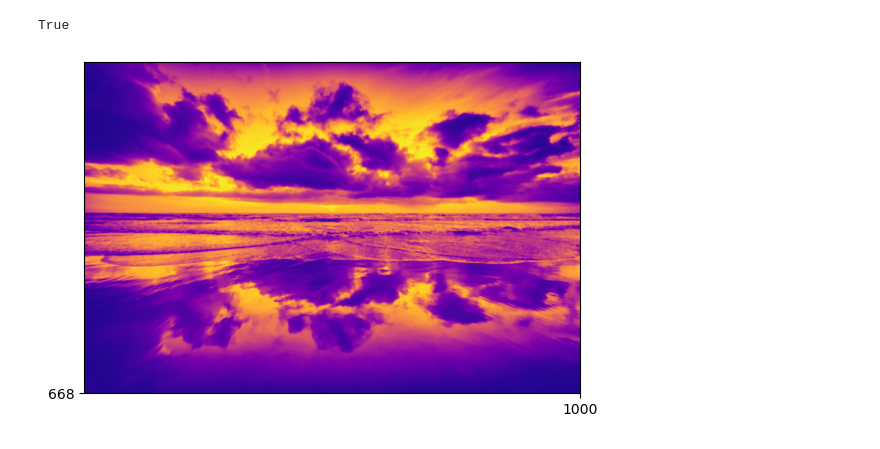
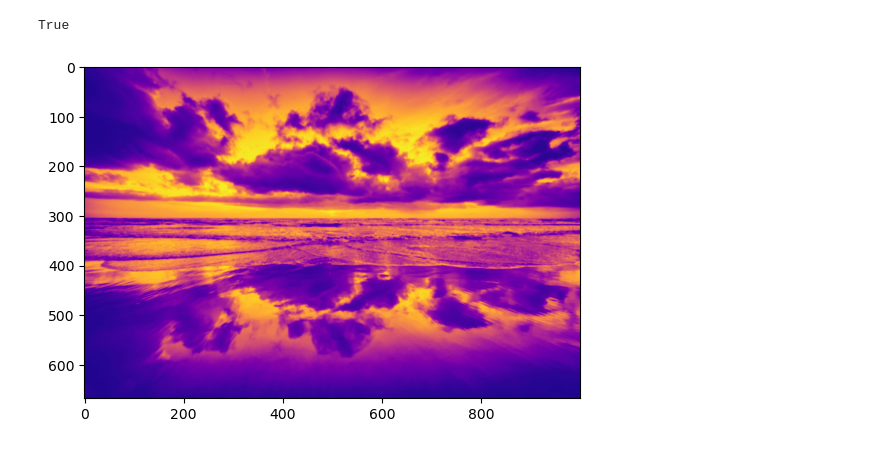
Before and after one commit to Xxash0/IP2023, a Jupyter notebook: 1-2.ipynb, the cells around one changed output. Drawn from its saved outputs; the diff is of its cells as text; code cells hidden in the pictures.

```diff
--- a/1-2.ipynb
+++ b/1-2.ipynb
@@ -27,11 +27,11 @@ elif k == ord('s'): # wait for 's' key to save and exit
 # %%
 import numpy as np
 import cv2
 from matplotlib import pyplot as plt
+
 img = cv2.imread('image.jpg',0)
 plt.imshow(img, cmap = 'plasma', interpolation = 'bicubic')
-plt.xticks([1000]), plt.yticks([668]) # to hide tick values on X and Y axis
-
+# plt.xticks([1000]), plt.yticks([668]) # to hide tick values on X and Y axis
 plt.show()
 # %% [output]
-[figure, old version]
+[figure, new version]
```
Also changed, not shown: parts of 4 cells of this notebook, 1 other file.
